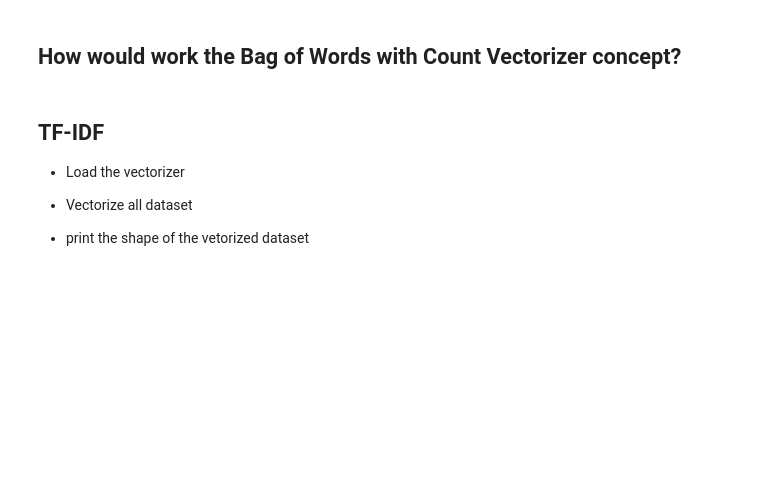
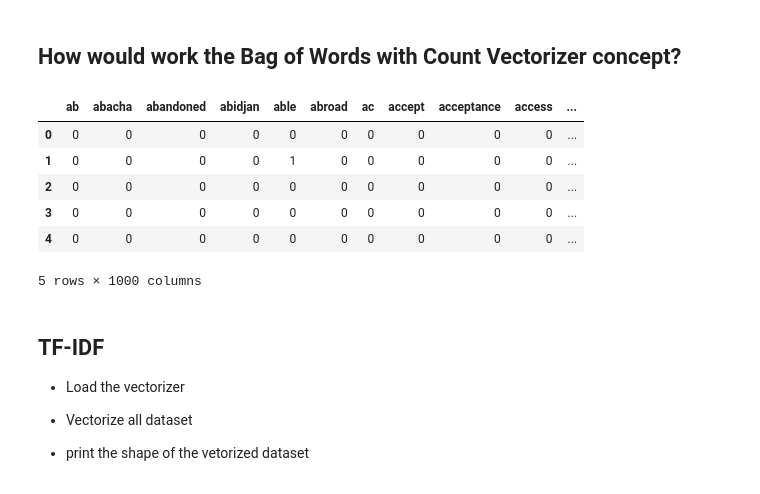
Before and after one commit to mborssatto/lab-natural-language-processing, a Jupyter notebook: your-code/main.ipynb, the cells around one changed output. Drawn from its saved outputs; the diff is of its cells as text; code cells hidden in the pictures; blank space fills up the shorter version.

```diff
--- a/your-code/main.ipynb
+++ b/your-code/main.ipynb
@@ -333,3 +325,25 @@ X_train.head()
+# %%
+from sklearn.feature_extraction.text import CountVectorizer
+
+#let's take only the most common 1000 words
+bow_vect = CountVectorizer(max_features=1000)
+
+# vectorize training data
+X_train_bow = bow_vect.fit_transform(X_train['text']).toarray()
+
+#vectorize test data (with transform only)
+X_test_bow = bow_vect.transform(X_test['text']).toarray()
+# %%
+as_df = pd.DataFrame(X_train_bow,columns=bow_vect.get_feature_names_out())
+as_df.head()
+# %% [output]
+|  | ab | abacha | abandoned | abidjan | able | abroad | ac | accept | acceptance | access | ... |
+| 0 | 0 | 0 | 0 | 0 | 0 | 0 | 0 | 0 | 0 | 0 | ... |
+| 1 | 0 | 0 | 0 | 0 | 1 | 0 | 0 | 0 | 0 | 0 | ... |
+| 2 | 0 | 0 | 0 | 0 | 0 | 0 | 0 | 0 | 0 | 0 | ... |
+| 3 | 0 | 0 | 0 | 0 | 0 | 0 | 0 | 0 | 0 | 0 | ... |
+| 4 | 0 | 0 | 0 | 0 | 0 | 0 | 0 | 0 | 0 | 0 | ... |
+5 rows × 1000 columns
 # %% [markdown]
 ## TF-IDF
 
```
Also changed, not shown: parts of 10 cells of this notebook.
